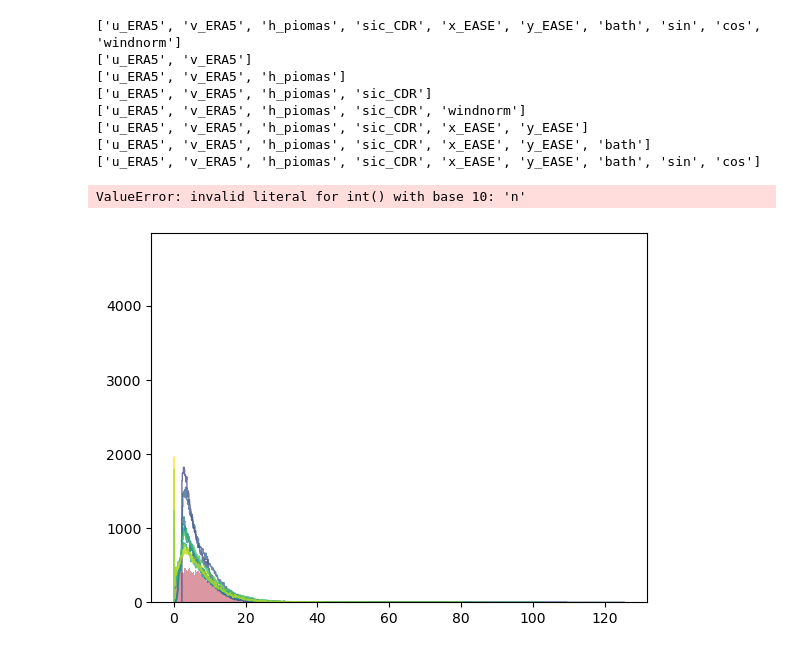
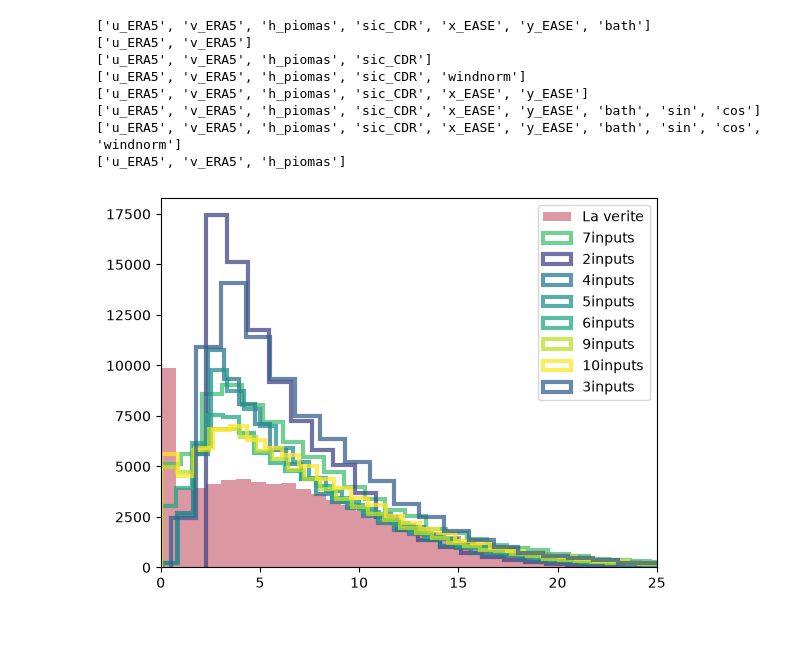
Before and after one commit to drpoisson-mp3/seA_Ice, a Jupyter notebook: August/ANALYSISSystematix20Epochs.ipynb, the cells around one changed output. Cells and saved outputs as stored; diff of their text form; code cells hidden in the pictures.

Commit message:
Made a mostly bad plotting function for the histograms

```diff
--- a/August/ANALYSISSystematix20Epochs.ipynb
+++ b/August/ANALYSISSystematix20Epochs.ipynb
@@ -12,7 +12,8 @@ weightlist=[]
 for i in os.listdir('./weights'):
     """"Get the list of all the weights"""
     if i[-3:]=='.pt':
-        weightlist.append(i)
+        if i[0]=='N':
+            weightlist.append(i)
 
 #TO get the means stds maxes
 data,_,_,means,stds,maxes,_=testloader('../data/DRIFT_DATA_TEST.csv',['u_ERA5','v_ERA5','h_piomas','sic_CDR','x_EASE','y_EASE','bath','sin','cos', 'windnorm']
@@ -99,35 +85,34 @@ See the caveats in the documentation: https://pandas.pydata.org/pandas-docs/stab
 # %%
 import matplotlib.pyplot as plt
 from matplotlib.colors import Normalize
 import matplotlib as mpl
 
 norm=Normalize(0,10)
-n_bins=1000
+n_bins=100
 cmap = mpl.colormaps['viridis']
 
 plt.hist(data['buoynorm'],n_bins,histtype='bar', color="#BA364C84", label='La verite')
 for model in inputstoweight.keys():
     #print(model[:2].strip('i'))
     number=int(model[:2].strip('i'))/10
     c=cmap(number)
-    plt.hist(data[model],n_bins, color=c, histtype='step', alpha=.75, label = model)
+    plt.hist(data[model],n_bins, color=c, histtype='step', alpha=.75,linewidth = 3 ,  label = model)
     print(inputstoweight[model])
 
 # plt.legend()
-plt.xlim([0,50])
-
+plt.xlim([0,25])
+plt.legend()
 plt.show()
 # %% [output]
-['u_ERA5', 'v_ERA5', 'h_piomas', 'sic_CDR', 'x_EASE', 'y_EASE', 'bath', 'sin', 'cos', 'windnorm']
+['u_ERA5', 'v_ERA5', 'h_piomas', 'sic_CDR', 'x_EASE', 'y_EASE', 'bath']
 ['u_ERA5', 'v_ERA5']
-['u_ERA5', 'v_ERA5', 'h_piomas']
 ['u_ERA5', 'v_ERA5', 'h_piomas', 'sic_CDR']
 ['u_ERA5', 'v_ERA5', 'h_piomas', 'sic_CDR', 'windnorm']
 ['u_ERA5', 'v_ERA5', 'h_piomas', 'sic_CDR', 'x_EASE', 'y_EASE']
-['u_ERA5', 'v_ERA5', 'h_piomas', 'sic_CDR', 'x_EASE', 'y_EASE', 'bath']
 ['u_ERA5', 'v_ERA5', 'h_piomas', 'sic_CDR', 'x_EASE', 'y_EASE', 'bath', 'sin', 'cos']
+['u_ERA5', 'v_ERA5', 'h_piomas', 'sic_CDR', 'x_EASE', 'y_EASE', 'bath', 'sin', 'cos', 'windnorm']
+['u_ERA5', 'v_ERA5', 'h_piomas']
-ValueError: invalid literal for int() with base 10: 'n'
-[figure, old version]
+[figure, new version]
 # %%
 from AIce.plotting import PredAgainstTarget,ResidualOnTheMap
 print(rmse)
```
Also changed, not shown: parts of 2 cells of this notebook, 2 other files.
